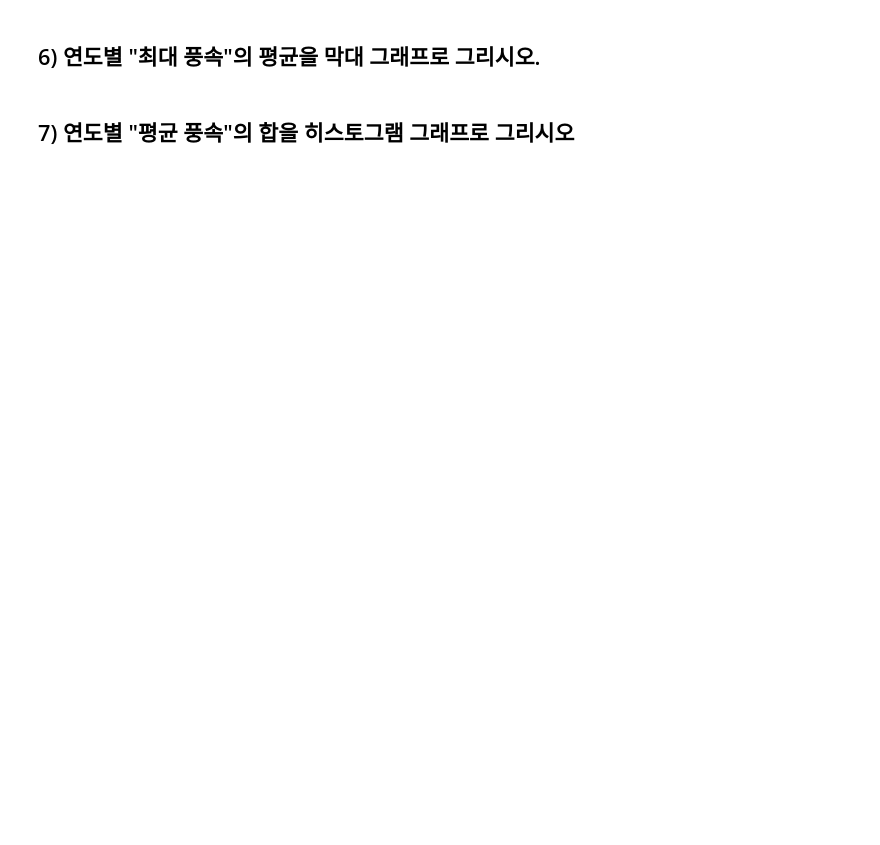
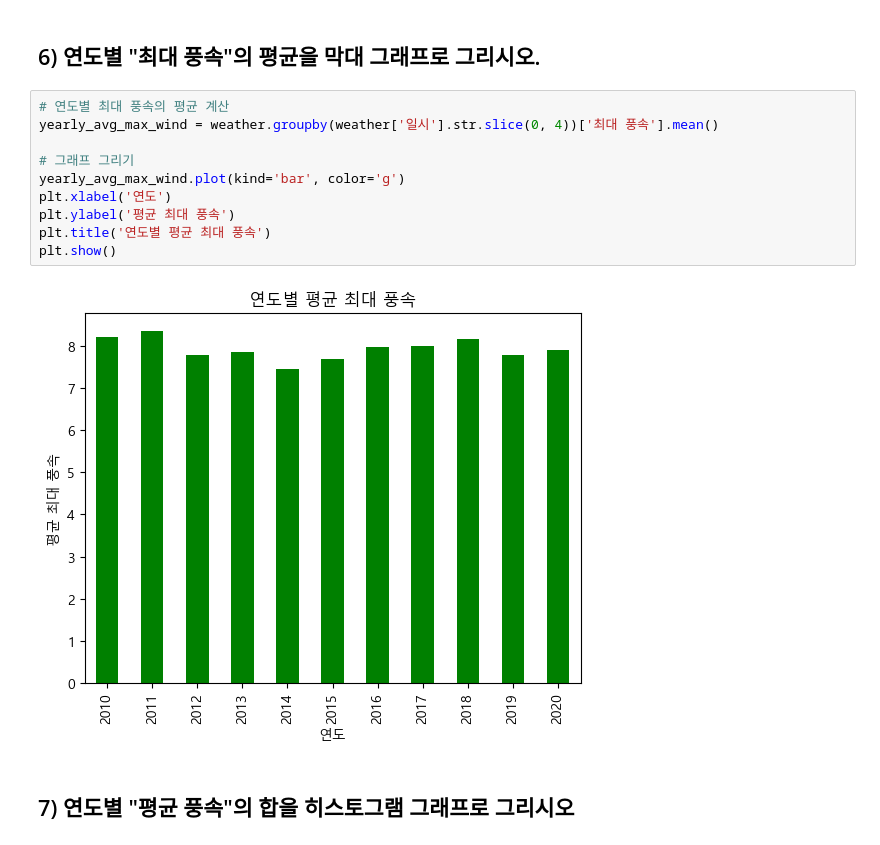
Before and after one commit to ytoaa/bigpython, a Jupyter notebook: time_series_class_5_7.ipynb, the cells around one changed output. Drawn from its saved outputs; the diff is of its cells as text; blank space fills up the shorter version.

```diff
--- a/time_series_class_5_7.ipynb
+++ b/time_series_class_5_7.ipynb
@@ -201,4 +391,16 @@ axs[1].set_ylabel("freq")
 # %% [markdown]
 ## 6) 연도별 "최대 풍속"의 평균을 막대 그래프로 그리시오.
+# %%
+# 연도별 최대 풍속의 평균 계산
+yearly_avg_max_wind = weather.groupby(weather['일시'].str.slice(0, 4))['최대 풍속'].mean()
+
+# 그래프 그리기
+yearly_avg_max_wind.plot(kind='bar', color='g')
+plt.xlabel('연도')
+plt.ylabel('평균 최대 풍속')
+plt.title('연도별 평균 최대 풍속')
+plt.show()
+# %% [output]
+[figure, added]
 # %% [markdown]
 ## 7) 연도별 "평균 풍속"의 합을 히스토그램 그래프로 그리시오
```
Also changed, not shown: parts of 27 cells of this notebook, 1 other file.
